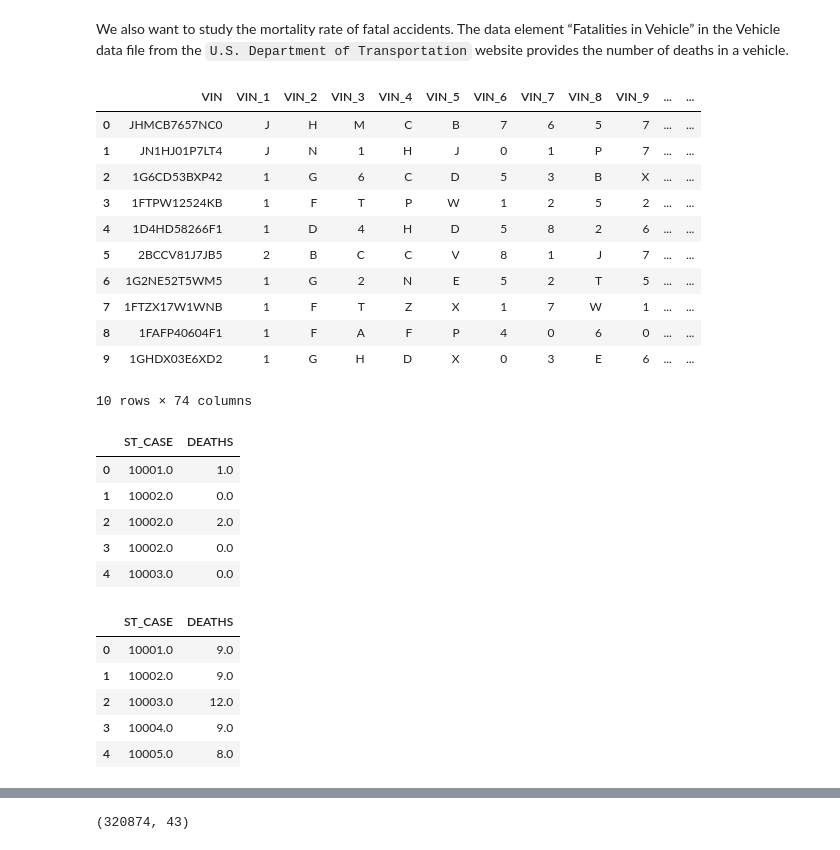
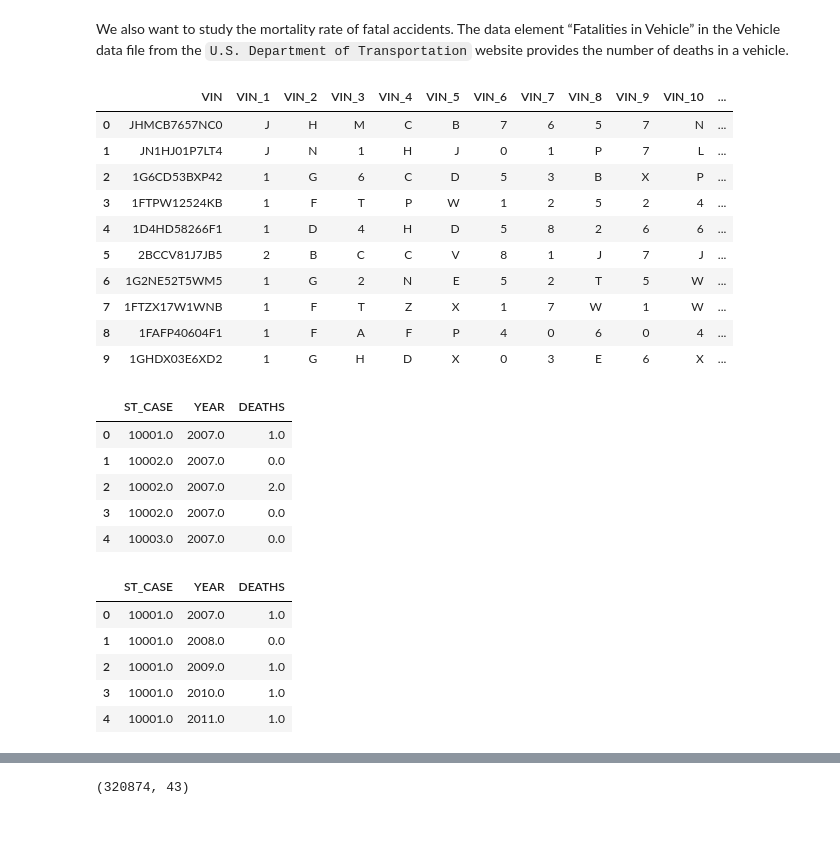
Before and after one commit to junemore/traffic-accidents-analysis, a Jupyter notebook: Project 3.ipynb, the cells around one changed output, grey strips where cells are left out. Cells and saved outputs as stored; diff of their text form; code cells hidden in the pictures.

Commit message:
combine 2 table

```diff
--- a/Project 3.ipynb
+++ b/Project 3.ipynb
@@ -33,5 +33,6 @@ accidents07.rename(columns={'latitude': 'LATITUDE', 'longitud': 'LONGITUD'}, inp
 # %%
 # take a look inside how the accident data file looks like
 allaccidents = pd.concat([accidents07,accidents08,accidents09,accidents10,accidents11,accidents12,accidents13,accidents14,accidents15,accidents16], axis=0,join='inner')
+pd.set_option('display.max_columns', 100)
 allaccidents.head()
 # %% [output]
@@ -106,41 +108,51 @@ vehicle14 = DataFrame(iter(vdbf14))
 vehicle16 = DataFrame(iter(vdbf16))
+# %%
+vehicle07['YEAR']='2007.0'
+vehicle08['YEAR']='2008.0'
+vehicle09['YEAR']='2009.0'
+vehicle10['YEAR']='2010.0'
+vehicle11['YEAR']='2011.0'
+vehicle12['YEAR']='2012.0'
+vehicle13['YEAR']='2013.0'
+vehicle14['YEAR']='2014.0'
+# vehicle15['YEAR']='2015.0'
+vehicle16['YEAR']='2016.0'
 # %%
 #combine all vehicle file
 allvehicle = pd.concat([vehicle07,vehicle08,vehicle09,vehicle10,vehicle11,vehicle12,vehicle13,vehicle14,vehicle16], axis=0,join='inner')
 allvehicle.head(10)
 # %% [output]
-|  | VIN | VIN_1 | VIN_2 | VIN_3 | VIN_4 | VIN_5 | VIN_6 | VIN_7 | VIN_8 | VIN_9 | ... | ... |
-| 0 | JHMCB7657NC0 | J | H | M | C | B | 7 | 6 | 5 | 7 | ... | ... |
-| 1 | JN1HJ01P7LT4 | J | N | 1 | H | J | 0 | 1 | P | 7 | ... | ... |
-| 2 | 1G6CD53BXP42 | 1 | G | 6 | C | D | 5 | 3 | B | X | ... | ... |
-| 3 | 1FTPW12524KB | 1 | F | T | P | W | 1 | 2 | 5 | 2 | ... | ... |
-| 4 | 1D4HD58266F1 | 1 | D | 4 | H | D | 5 | 8 | 2 | 6 | ... | ... |
-| 5 | 2BCCV81J7JB5 | 2 | B | C | C | V | 8 | 1 | J | 7 | ... | ... |
-| 6 | 1G2NE52T5WM5 | 1 | G | 2 | N | E | 5 | 2 | T | 5 | ... | ... |
-| 7 | 1FTZX17W1WNB | 1 | F | T | Z | X | 1 | 7 | W | 1 | ... | ... |
-| 8 | 1FAFP40604F1 | 1 | F | A | F | P | 4 | 0 | 6 | 0 | ... | ... |
-| 9 | 1GHDX03E6XD2 | 1 | G | H | D | X | 0 | 3 | E | 6 | ... | ... |
+|  | VIN | VIN_1 | VIN_2 | VIN_3 | VIN_4 | VIN_5 | VIN_6 | VIN_7 | VIN_8 | VIN_9 | VIN_10 | ... |
+| 0 | JHMCB7657NC0 | J | H | M | C | B | 7 | 6 | 5 | 7 | N | ... |
+| 1 | JN1HJ01P7LT4 | J | N | 1 | H | J | 0 | 1 | P | 7 | L | ... |
+| 2 | 1G6CD53BXP42 | 1 | G | 6 | C | D | 5 | 3 | B | X | P | ... |
+| 3 | 1FTPW12524KB | 1 | F | T | P | W | 1 | 2 | 5 | 2 | 4 | ... |
+| 4 | 1D4HD58266F1 | 1 | D | 4 | H | D | 5 | 8 | 2 | 6 | 6 | ... |
+| 5 | 2BCCV81J7JB5 | 2 | B | C | C | V | 8 | 1 | J | 7 | J | ... |
+| 6 | 1G2NE52T5WM5 | 1 | G | 2 | N | E | 5 | 2 | T | 5 | W | ... |
+| 7 | 1FTZX17W1WNB | 1 | F | T | Z | X | 1 | 7 | W | 1 | W | ... |
+| 8 | 1FAFP40604F1 | 1 | F | A | F | P | 4 | 0 | 6 | 0 | 4 | ... |
+| 9 | 1GHDX03E6XD2 | 1 | G | H | D | X | 0 | 3 | E | 6 | X | ... |
-10 rows × 74 columns
 # %%
-mortalities = allvehicle[['ST_CASE','DEATHS']]
+mortalities = allvehicle[['ST_CASE','YEAR','DEATHS']]
 mortalities.head()
 # %% [output]
-|  | ST_CASE | DEATHS |
-| 0 | 10001.0 | 1.0 |
-| 1 | 10002.0 | 0.0 |
-| 2 | 10002.0 | 2.0 |
-| 3 | 10002.0 | 0.0 |
-| 4 | 10003.0 | 0.0 |
+|  | ST_CASE | YEAR | DEATHS |
+| 0 | 10001.0 | 2007.0 | 1.0 |
+| 1 | 10002.0 | 2007.0 | 0.0 |
+| 2 | 10002.0 | 2007.0 | 2.0 |
+| 3 | 10002.0 | 2007.0 | 0.0 |
+| 4 | 10003.0 | 2007.0 | 0.0 |
 # %%
-mortality_cleaned = mortalities.groupby(['ST_CASE']).sum().reset_index()
+mortality_cleaned = mortalities.groupby(['ST_CASE','YEAR']).sum().reset_index()
 mortality_cleaned.head()
 # %% [output]
-|  | ST_CASE | DEATHS |
-| 0 | 10001.0 | 9.0 |
-| 1 | 10002.0 | 9.0 |
-| 2 | 10003.0 | 12.0 |
-| 3 | 10004.0 | 9.0 |
-| 4 | 10005.0 | 8.0 |
+|  | ST_CASE | YEAR | DEATHS |
+| 0 | 10001.0 | 2007.0 | 1.0 |
+| 1 | 10001.0 | 2008.0 | 0.0 |
+| 2 | 10001.0 | 2009.0 | 1.0 |
+| 3 | 10001.0 | 2010.0 | 1.0 |
+| 4 | 10001.0 | 2011.0 | 1.0 |
 # %%
 allaccidents['DEATHS']= allaccidents.ST_CASE.map(mortality_cleaned.DEATHS)
 allaccidents.head()
```
Also changed, not shown: parts of 5 cells of this notebook, 1 other file.
